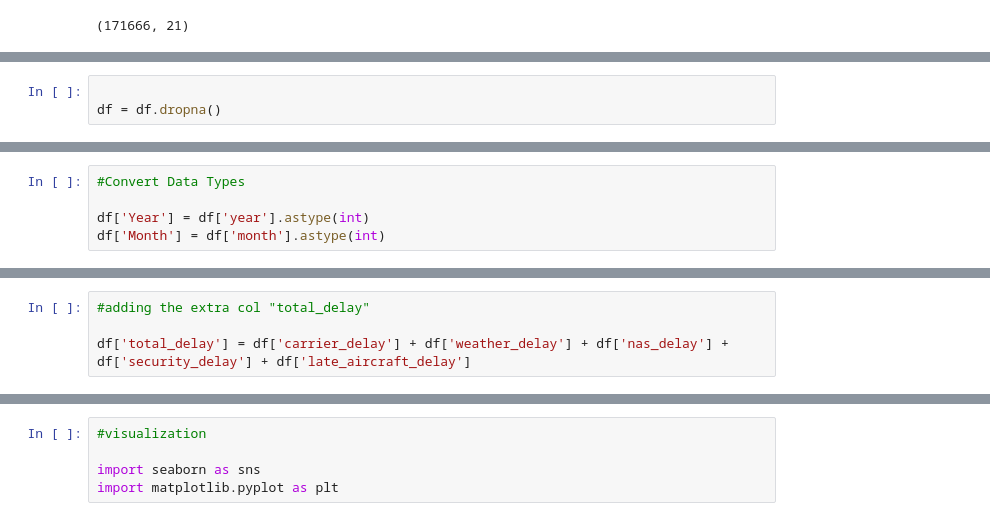
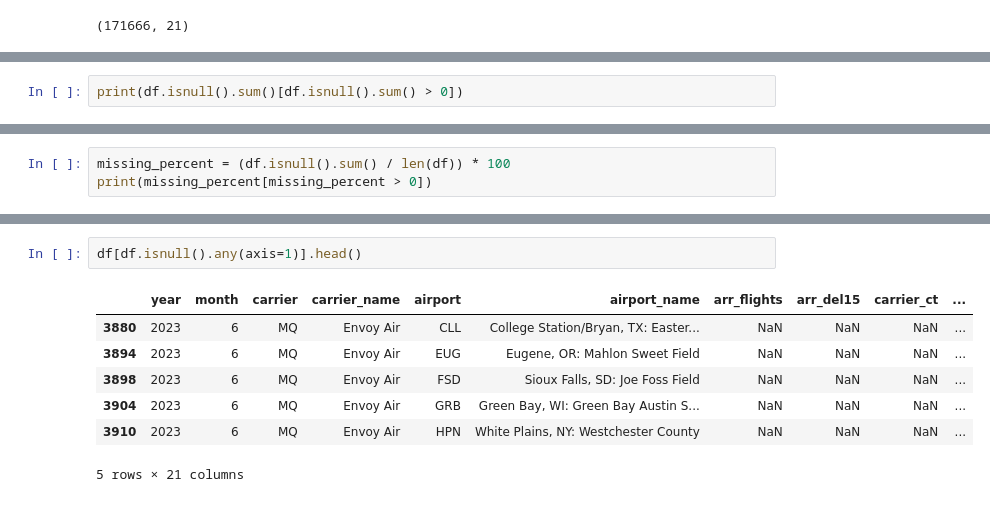
Before and after one commit to santoshkhadk/airline-delay-pipeline, a Jupyter notebook: notebook/airline-delay.ipynb, the cells around one changed output, grey strips where cells are left out. Saved outputs shown, nothing was run; the diff lists cells and outputs as text.

```diff
--- a/notebook/airline-delay.ipynb
+++ b/notebook/airline-delay.ipynb
@@ -59,3 +69,0 @@ dtype: int64
-# %%
-
-df = df.dropna()
@@ -75,5 +96,2 @@ print(df.duplicated().sum())
 # %%
-#Convert Data Types
-
-df['Year'] = df['year'].astype(int)
-df['Month'] = df['month'].astype(int)
+print(df.isnull().sum()[df.isnull().sum() > 0])
@@ -80,4 +115,3 @@ df['Month'] = df['month'].astype(int)
 # %%
-#adding the extra col "total_delay"
-
-df['total_delay'] = df['carrier_delay'] + df['weather_delay'] + df['nas_delay'] + df['security_delay'] + df['late_aircraft_delay']
+missing_percent = (df.isnull().sum() / len(df)) * 100
+print(missing_percent[missing_percent > 0])
@@ -84,6 +135,11 @@ df['total_delay'] = df['carrier_delay'] + df['weather_delay'] + df['nas_delay']
 # %%
-#visualization
-
-import seaborn as sns
-import matplotlib.pyplot as plt
+df[df.isnull().any(axis=1)].head()
+# %% [output]
+|  | year | month | carrier | carrier_name | airport | airport_name | arr_flights | arr_del15 | carrier_ct | ... |
+| 3880 | 2023 | 6 | MQ | Envoy Air | CLL | College Station/Bryan, TX: Easter... | NaN | NaN | NaN | ... |
+| 3894 | 2023 | 6 | MQ | Envoy Air | EUG | Eugene, OR: Mahlon Sweet Field | NaN | NaN | NaN | ... |
+| 3898 | 2023 | 6 | MQ | Envoy Air | FSD | Sioux Falls, SD: Joe Foss Field | NaN | NaN | NaN | ... |
+| 3904 | 2023 | 6 | MQ | Envoy Air | GRB | Green Bay, WI: Green Bay Austin S... | NaN | NaN | NaN | ... |
+| 3910 | 2023 | 6 | MQ | Envoy Air | HPN | White Plains, NY: Westchester County | NaN | NaN | NaN | ... |
+5 rows × 21 columns
 # %%
```
Also changed, not shown: parts of 25 cells of this notebook.
